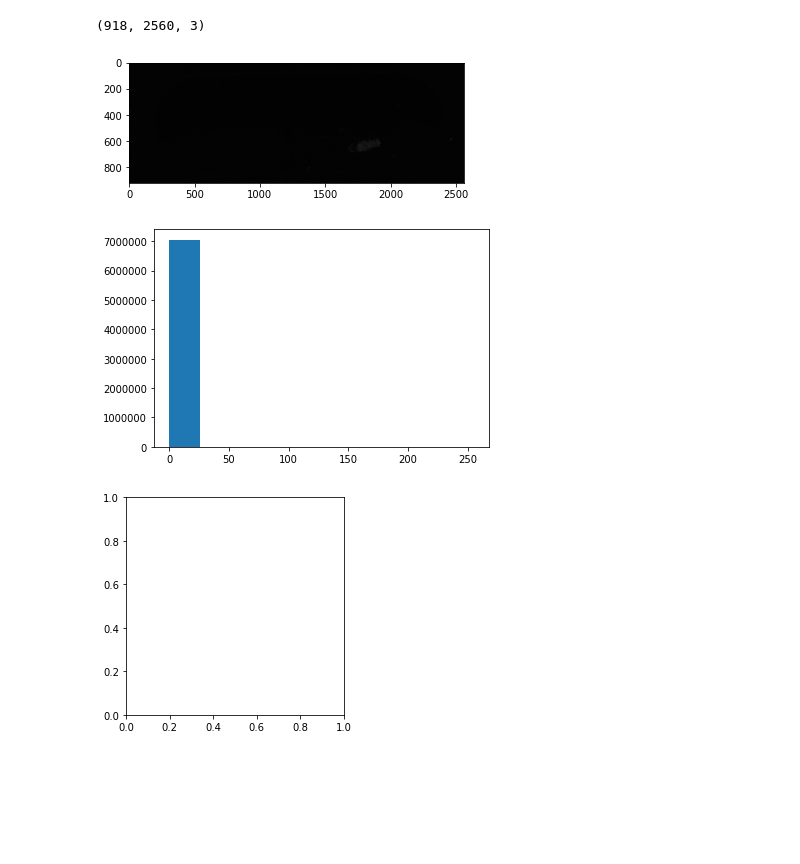
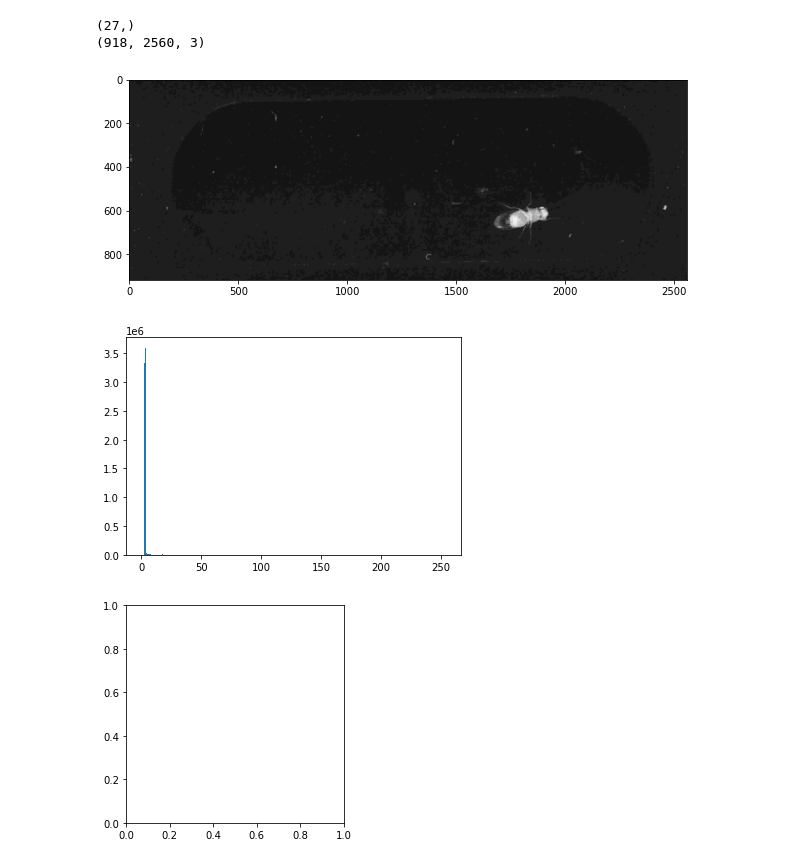
Before and after one commit to felipe-parodi/LiftPose3D, a Jupyter notebook: flylimbtracker/1_FlyLimbTracker_to_DF3D.ipynb, the cells around one changed output. Cells and saved outputs as stored; diff of their text form; code cells hidden in the pictures; blank space fills up the shorter version.

```diff
--- a/flylimbtracker/1_FlyLimbTracker_to_DF3D.ipynb
+++ b/flylimbtracker/1_FlyLimbTracker_to_DF3D.ipynb
@@ -37,16 +42,18 @@ def rotate(ox, oy, px, py, angle):
 # %%
 p = pd.read_csv('./data/Substack-StraightWalk-1_1.csv')
 print(get_frame_x_y(p, 0)[0].shape)
 
+plt.figure(figsize=(10,10))
 img = plt.imread('./data/frames/001.jpg')
-plt.imshow(img, cmap='gray')
+plt.imshow(img*10, cmap='gray')
 
 plt.figure()
-plt.hist(img.flatten())
+plt.hist(img.flatten(), bins=np.arange(0,255))
 
 print(img.shape)
 # %% [output]
+(27,)
 (918, 2560, 3)
-[figure, old version]
+[figure, new version]
-[figure, old version]
+[figure, new version]
 # %%
```
Also changed, not shown: parts of 11 cells of this notebook, 8 other files.
